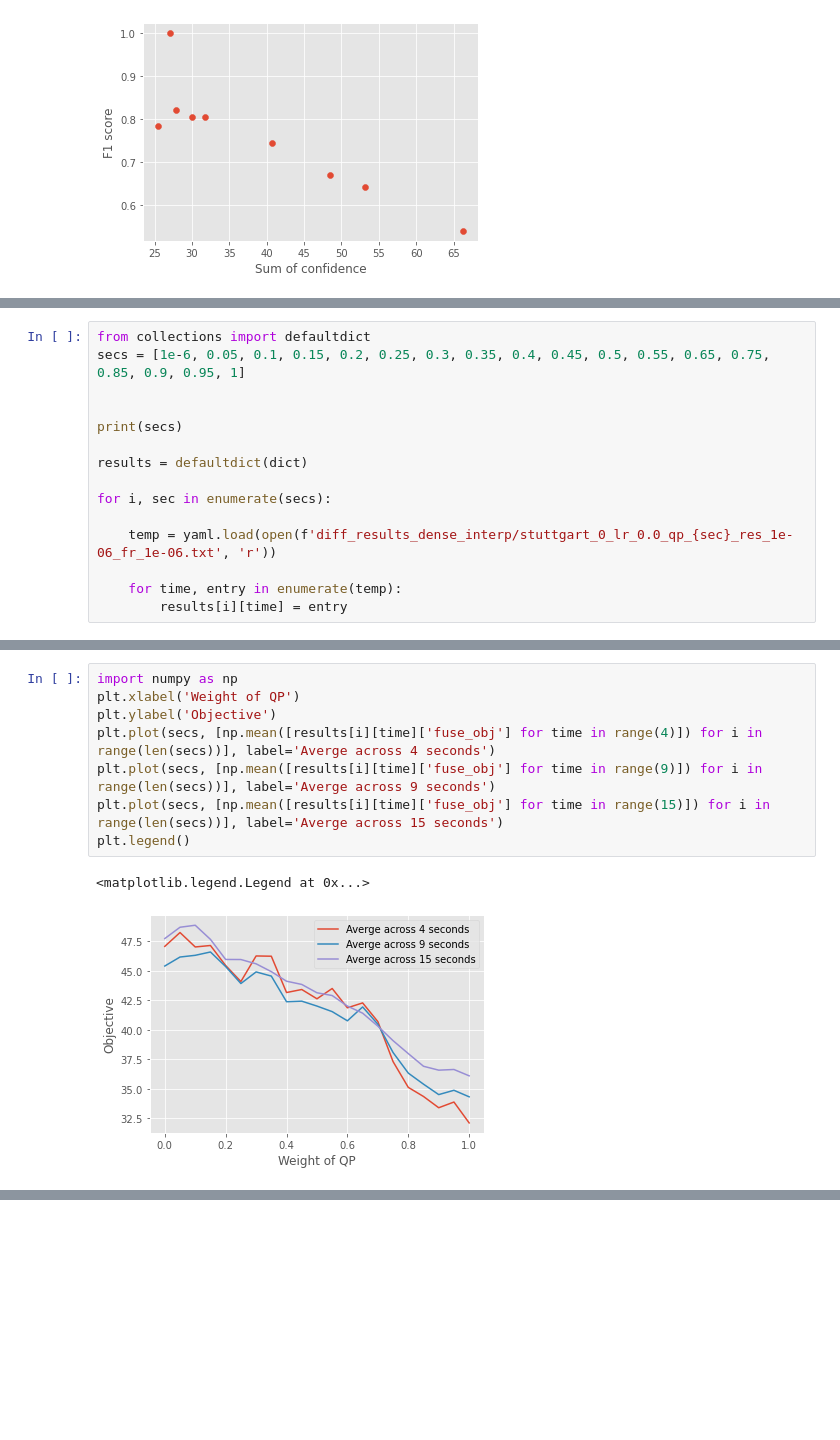
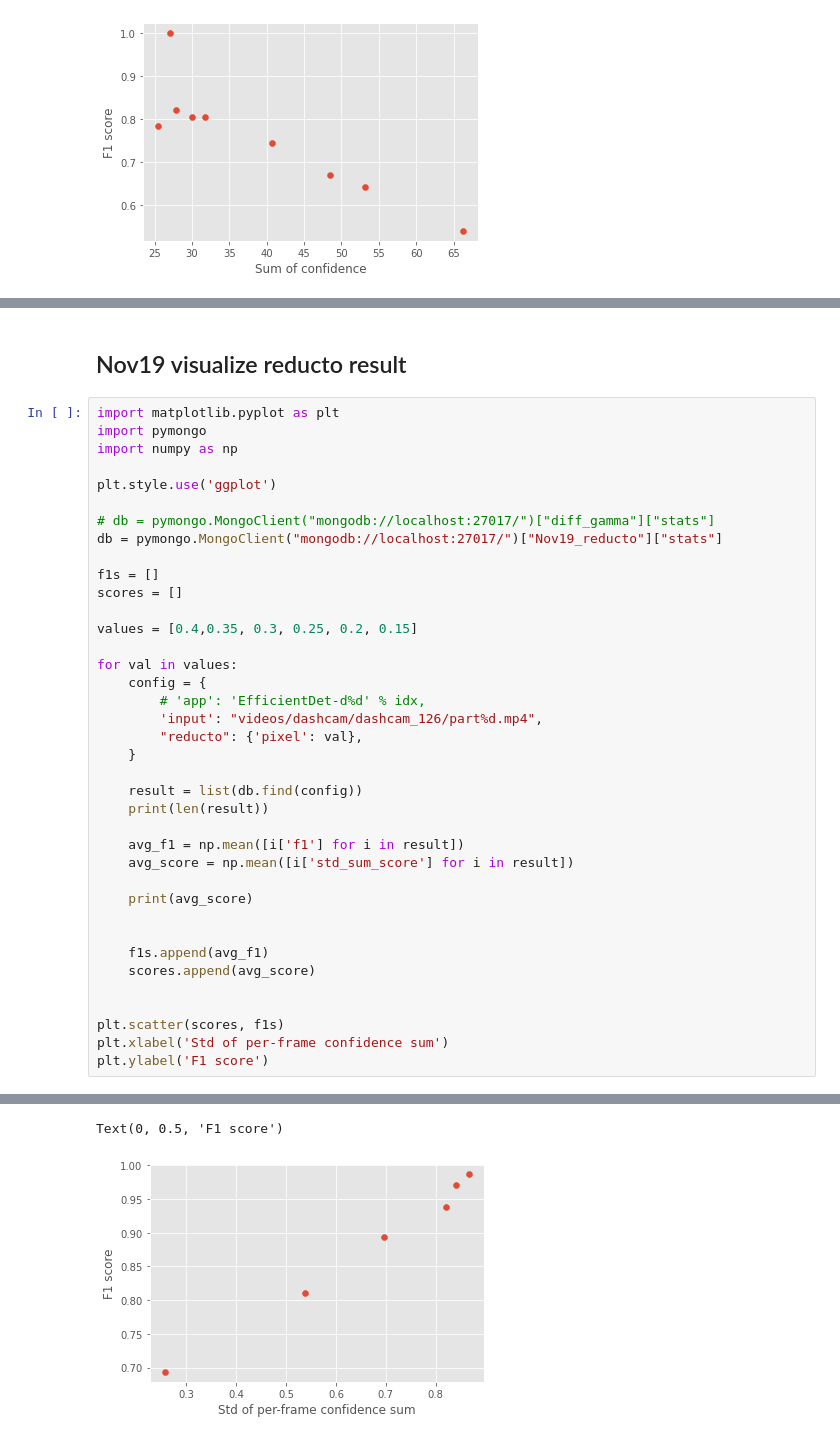
Before and after one commit to KuntaiDu/OneAdapt, a Jupyter notebook: visualize.ipynb, the cells around one changed output, grey strips where cells are left out. Saved outputs shown, nothing was run; the diff lists cells and outputs as text; blank space fills up the shorter version.

```diff
--- a/visualize.ipynb
+++ b/visualize.ipynb
@@ -196,15 +140,0 @@ plt.legend()
-# %%
-from collections import defaultdict
-secs = [1e-6, 0.05, 0.1, 0.15, 0.2, 0.25, 0.3, 0.35, 0.4, 0.45, 0.5, 0.55, 0.65, 0.75, 0.85, 0.9, 0.95, 1]
-
-
-print(secs)
-
-results = defaultdict(dict)
-
-for i, sec in enumerate(secs):
-
-    temp = yaml.load(open(f'diff_results_dense_interp/stuttgart_0_lr_0.0_qp_{sec}_res_1e-06_fr_1e-06.txt', 'r'))
-
-    for time, entry in enumerate(temp):
-        results[i][time] = entry
@@ -226,11 +141,41 @@ plt.legend()
-# %%
-import numpy as np
-plt.xlabel('Weight of QP')
-plt.ylabel('Objective')
-plt.plot(secs, [np.mean([results[i][time]['fuse_obj'] for time in range(4)]) for i in range(len(secs))], label='Averge across 4 seconds')
-plt.plot(secs, [np.mean([results[i][time]['fuse_obj'] for time in range(9)]) for i in range(len(secs))], label='Averge across 9 seconds')
-plt.plot(secs, [np.mean([results[i][time]['fuse_obj'] for time in range(15)]) for i in range(len(secs))], label='Averge across 15 seconds')
-plt.legend()
-# %% [output]
-<matplotlib.legend.Legend at 0x...>
-[figure, removed]
+# %% [markdown]
+## Nov19 visualize reducto result
+# %%
+import matplotlib.pyplot as plt
+import pymongo
+import numpy as np
+
+plt.style.use('ggplot')
+
+# db = pymongo.MongoClient("mongodb://localhost:27017/")["diff_gamma"]["stats"]
+db = pymongo.MongoClient("mongodb://localhost:27017/")["Nov19_reducto"]["stats"]
+
+f1s = []
+scores = []
+
+values = [0.4,0.35, 0.3, 0.25, 0.2, 0.15]
+
+for val in values:
+    config = {
+        # 'app': 'EfficientDet-d%d' % idx,
+        'input': "videos/dashcam/dashcam_126/part%d.mp4",
+        "reducto": {'pixel': val},
+    }
+
+    result = list(db.find(config))
+    print(len(result))
+
+    avg_f1 = np.mean([i['f1'] for i in result])
+    avg_score = np.mean([i['std_sum_score'] for i in result])
+
+    print(avg_score)
+
+
+    f1s.append(avg_f1)
+    scores.append(avg_score)
+
+
+plt.scatter(scores, f1s)
+plt.xlabel('Std of per-frame confidence sum')
+plt.ylabel('F1 score')
+# %% [output]
@@ -236,0 +194,2 @@ plt.legend()
+Text(0, 0.5, 'F1 score')
+[figure, added]
```
Also changed, not shown: parts of 10 cells of this notebook, 7 other files.
